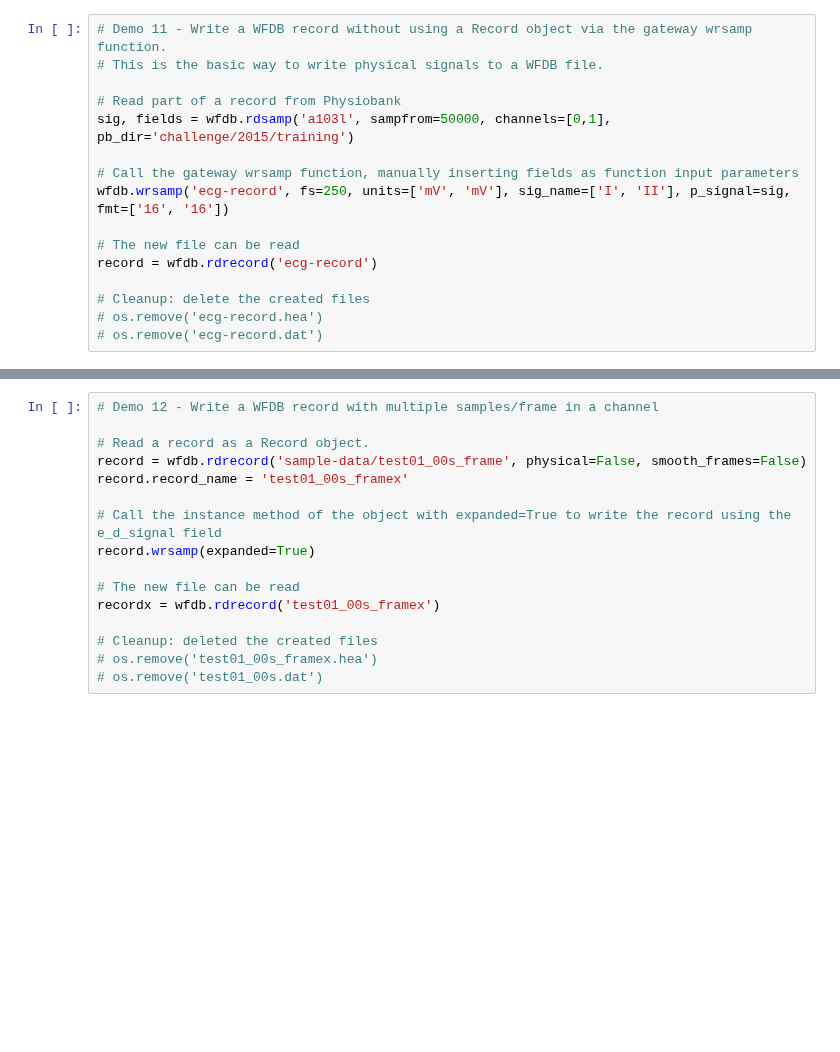
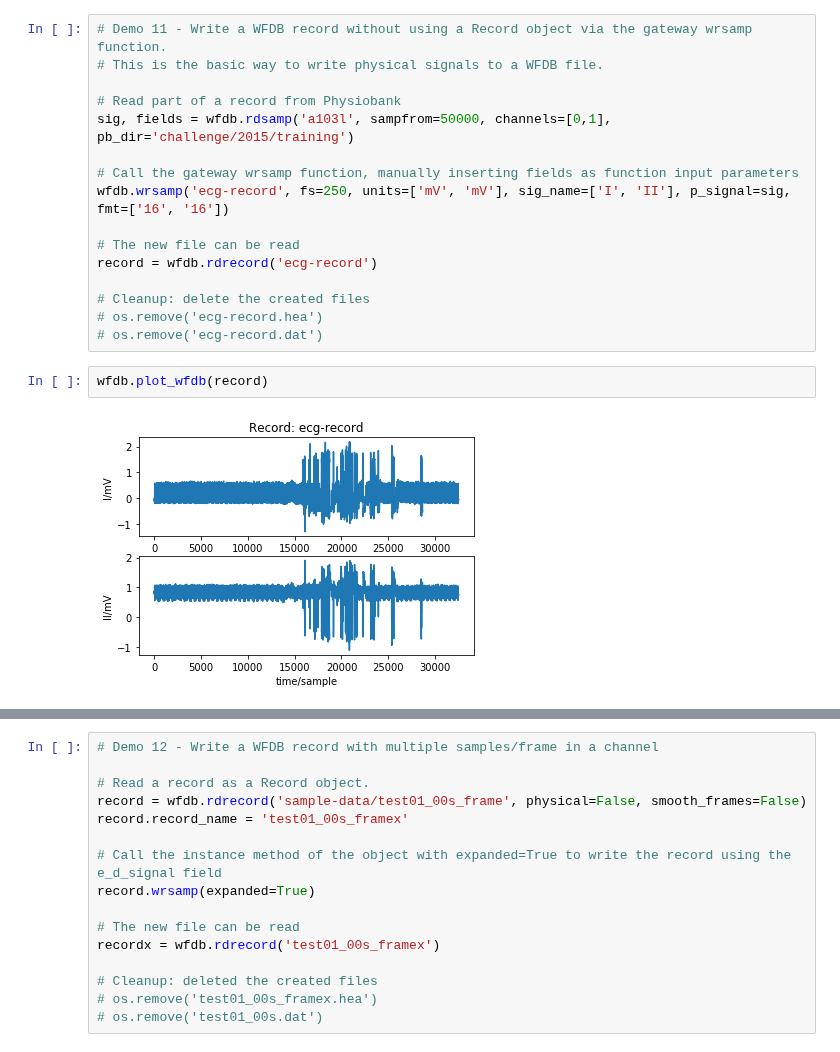
Before and after one commit to MIT-LCP/wfdb-python, a Jupyter notebook: demo.ipynb, the cells around one changed output, grey strips where cells are left out. Cells and saved outputs as stored; diff of their text form; blank space fills up the shorter version.

Commit message:
continue refactor, readwrite records works

```diff
--- a/demo.ipynb
+++ b/demo.ipynb
@@ -149,3 +267,7 @@ record = wfdb.rdrecord('ecg-record')
 # Cleanup: delete the created files
 # os.remove('ecg-record.hea')
 # os.remove('ecg-record.dat')
+# %%
+wfdb.plot_wfdb(record)
+# %% [output]
+[figure, added]
```
Also changed, not shown: parts of 12 cells of this notebook, 4 other files.
